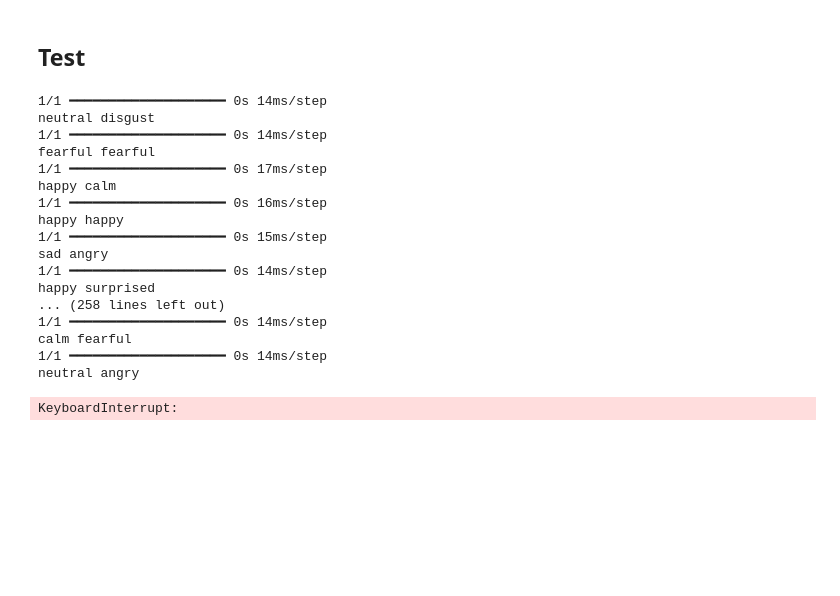
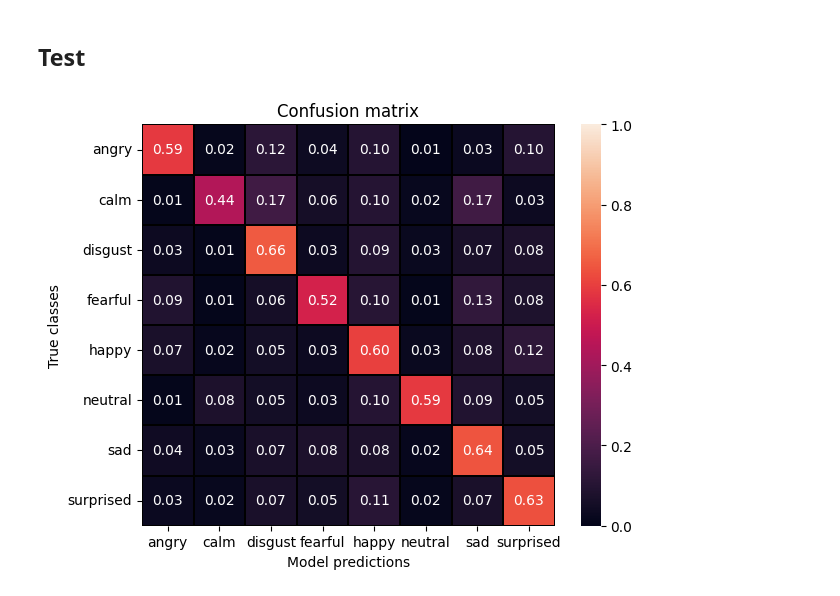
Before and after one commit to gitmaxlla/emvoia, a Jupyter notebook: research/main.ipynb, the cells around one changed output. Drawn from its saved outputs; the diff is of its cells as text; code cells hidden in the pictures; blank space fills up the shorter version.

```diff
--- a/research/main.ipynb
+++ b/research/main.ipynb
@@ -407,26 +451,20 @@ def onehot_to_emotion(array):
     return list(onehot_map)[np.argmax(array)]
 # %%
 def predict(input):
-    return onehot_to_emotion(model.predict(np.expand_dims(input, axis=0)))
+    return model.predict(np.expand_dims(input, axis=0), verbose=0)
+# %%
+confusion_matrix_counter = np.matrix([[0 for i in range(len(onehot_map))] for i in range(len(onehot_map))])
 # %%
-    for i in range(len(X_test)):
-        print(predict(X_test[i]), onehot_to_emotion(Y_test[i]))
+for i in tqdm(range(len(X_test)), desc='Predicting test labels'):
+    x, y = np.argmax(Y_test[i]), np.argmax(predict(X_test[i]))
+    confusion_matrix_counter[x, y] += 1
-# %% [output]
-1/1 ━━━━━━━━━━━━━━━━━━━━ 0s 14ms/step
-neutral disgust
-1/1 ━━━━━━━━━━━━━━━━━━━━ 0s 14ms/step
-fearful fearful
-1/1 ━━━━━━━━━━━━━━━━━━━━ 0s 17ms/step
-happy calm
-1/1 ━━━━━━━━━━━━━━━━━━━━ 0s 16ms/step
-happy happy
-1/1 ━━━━━━━━━━━━━━━━━━━━ 0s 15ms/step
-sad angry
-1/1 ━━━━━━━━━━━━━━━━━━━━ 0s 14ms/step
-happy surprised
-... (258 lines left out)
-1/1 ━━━━━━━━━━━━━━━━━━━━ 0s 14ms/step
-calm fearful
-1/1 ━━━━━━━━━━━━━━━━━━━━ 0s 14ms/step
-neutral angry
-KeyboardInterrupt:
+# %%
+confusion_matrix = pd.DataFrame(confusion_matrix_counter / confusion_matrix_counter.sum(axis=1), columns=classes, index=classes)
+# %%
+ax = sns.heatmap(pd.DataFrame(confusion_matrix, columns=classes, index=classes), annot=True, vmin=0, vmax=1, fmt='.2f', linewidths=0.1, linecolor='black')
+plt.ylabel('True classes')
+plt.xlabel('Model predictions')
+plt.tight_layout()
+_ = ax.set(title='Confusion matrix')
+# %% [output]
+[figure, added]
```
Also changed, not shown: parts of 34 cells of this notebook, 7 other files.
